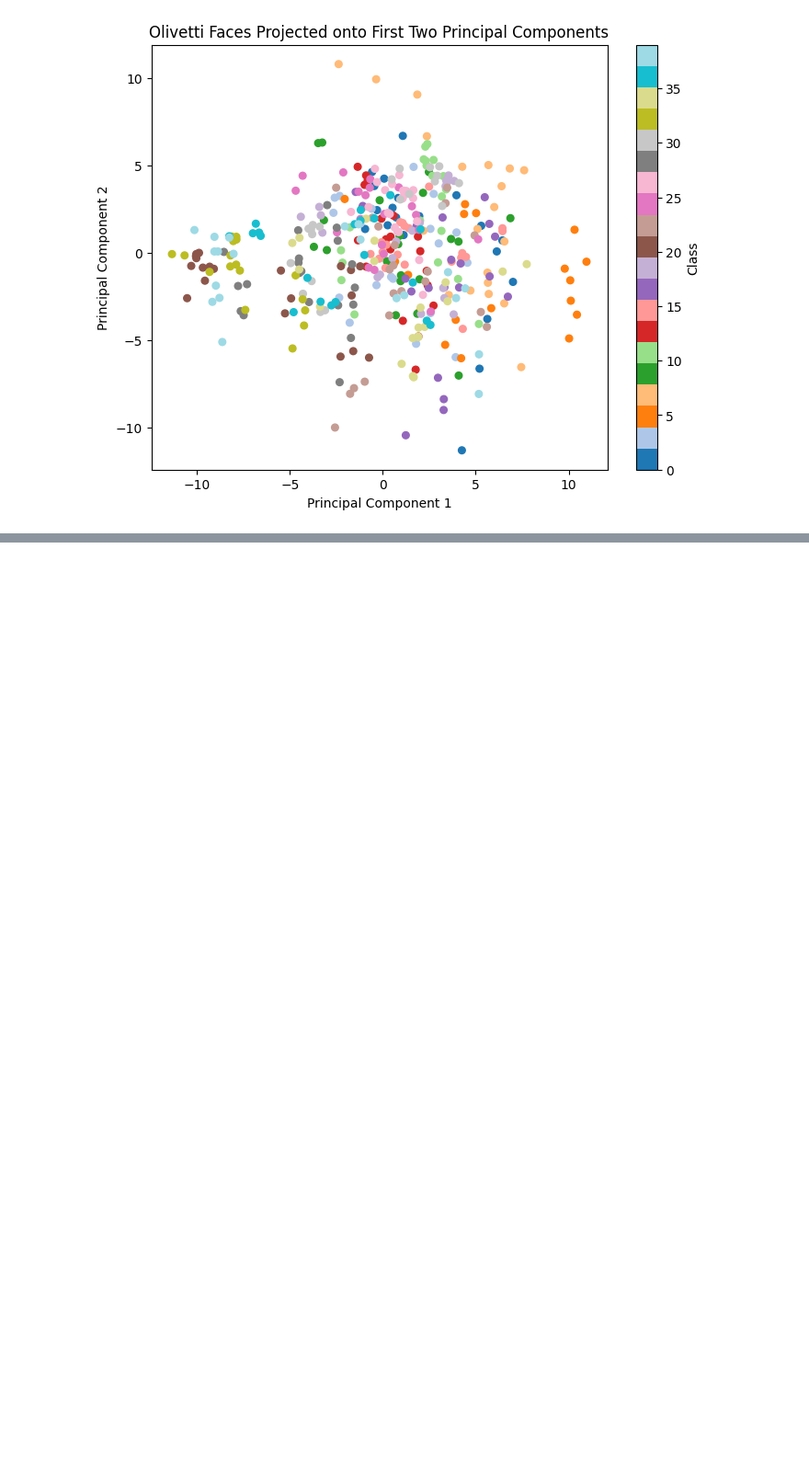
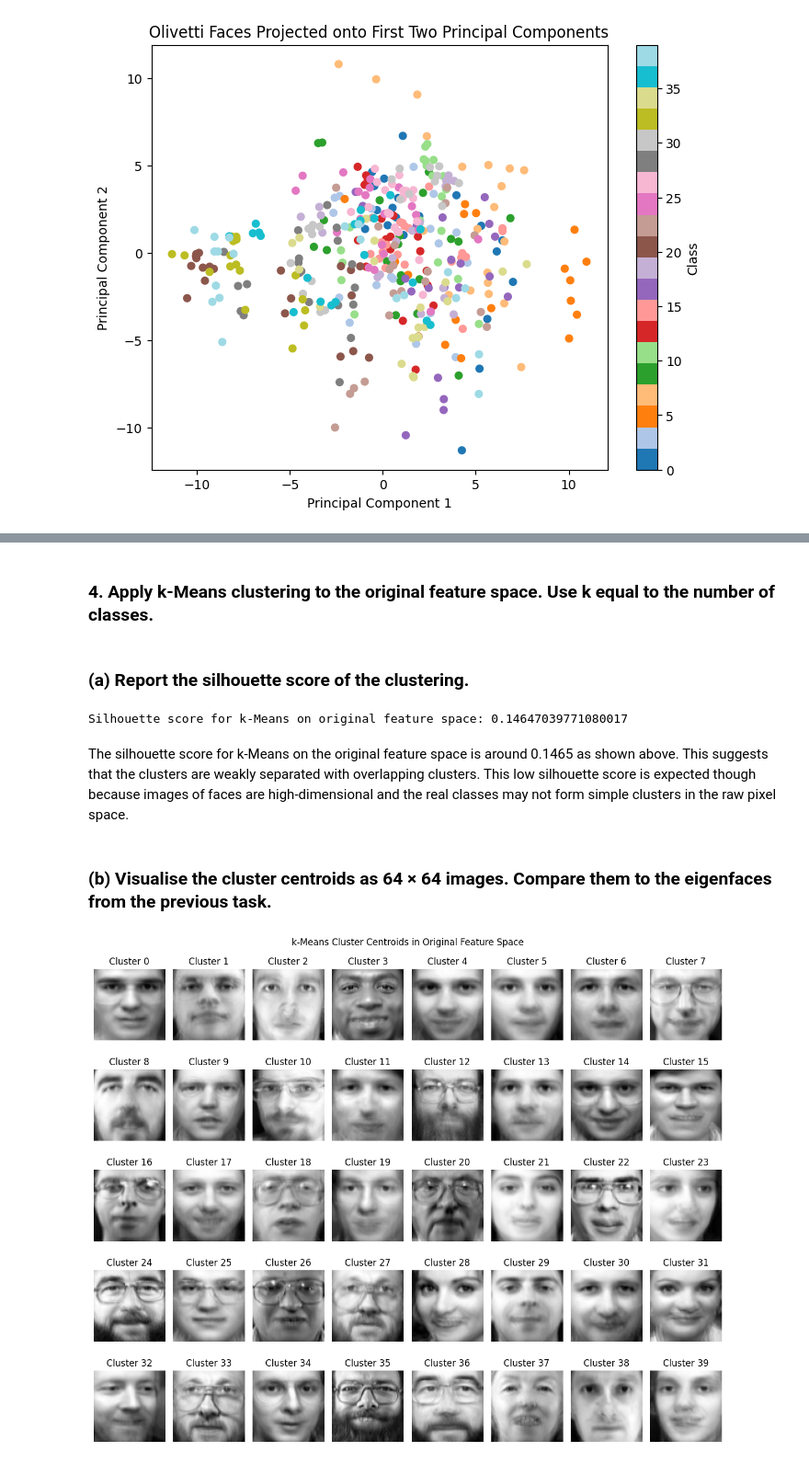
Before and after one commit to saltyypringle/CITS5508-Assignments, a Jupyter notebook: Assignment_2_Dipika_Choudhury.ipynb, the cells around one changed output, grey strips where cells are left out. Shown at 92% size. Drawn from its saved outputs; the diff is of its cells as text; code cells hidden in the pictures; blank space fills up the shorter version.

```diff
--- a/Assignment_2_Dipika_Choudhury.ipynb
+++ b/Assignment_2_Dipika_Choudhury.ipynb
@@ -536,0 +537,41 @@ blah
+# %% [markdown]
+### 4. Apply k-Means clustering to the original feature space. Use k equal to the number of classes.
+# %% [markdown]
+### (a) Report the silhouette score of the clustering.
+# %%
+from sklearn.cluster import KMeans
+from sklearn.metrics import silhouette_score
+
+kmeans_original = KMeans(
+    n_clusters=40,
+    random_state=42,
+    n_init=10
+)
+
+cluster_labels_original = kmeans_original.fit_predict(data)
+
+silhouette_original = silhouette_score(data, cluster_labels_original)
+
+print("Silhouette score for k-Means on original feature space:", silhouette_original)
+# %% [output]
+Silhouette score for k-Means on original feature space: 0.14647039771080017
+# %% [markdown]
+The silhouette score for k-Means on the original feature space is around 0.1465 as shown above. This suggests that the clusters are weakly separated with overlapping clusters. This low silhouette score is expected though because images of faces are high-dimensional and the real classes may not form simple clusters in the raw pixel space.
+# %% [markdown]
+### (b) Visualise the cluster centroids as 64 × 64 images. Compare them to the eigenfaces from the previous task.
+# %%
+centroids_original = kmeans_original.cluster_centers_
+
+plt.figure(figsize=(12, 10))
+
+for i in range(40):
+    plt.subplot(5, 8, i + 1)
+    plt.imshow(centroids_original[i].reshape(64, 64), cmap="gray")
+    plt.title(f"Cluster {i}")
+    plt.axis("off")
+
+plt.suptitle("k-Means Cluster Centroids in Original Feature Space")
+plt.tight_layout()
+plt.show()
+# %% [output]
+[figure, added]
```
Also changed, not shown: parts of 10 cells of this notebook.
